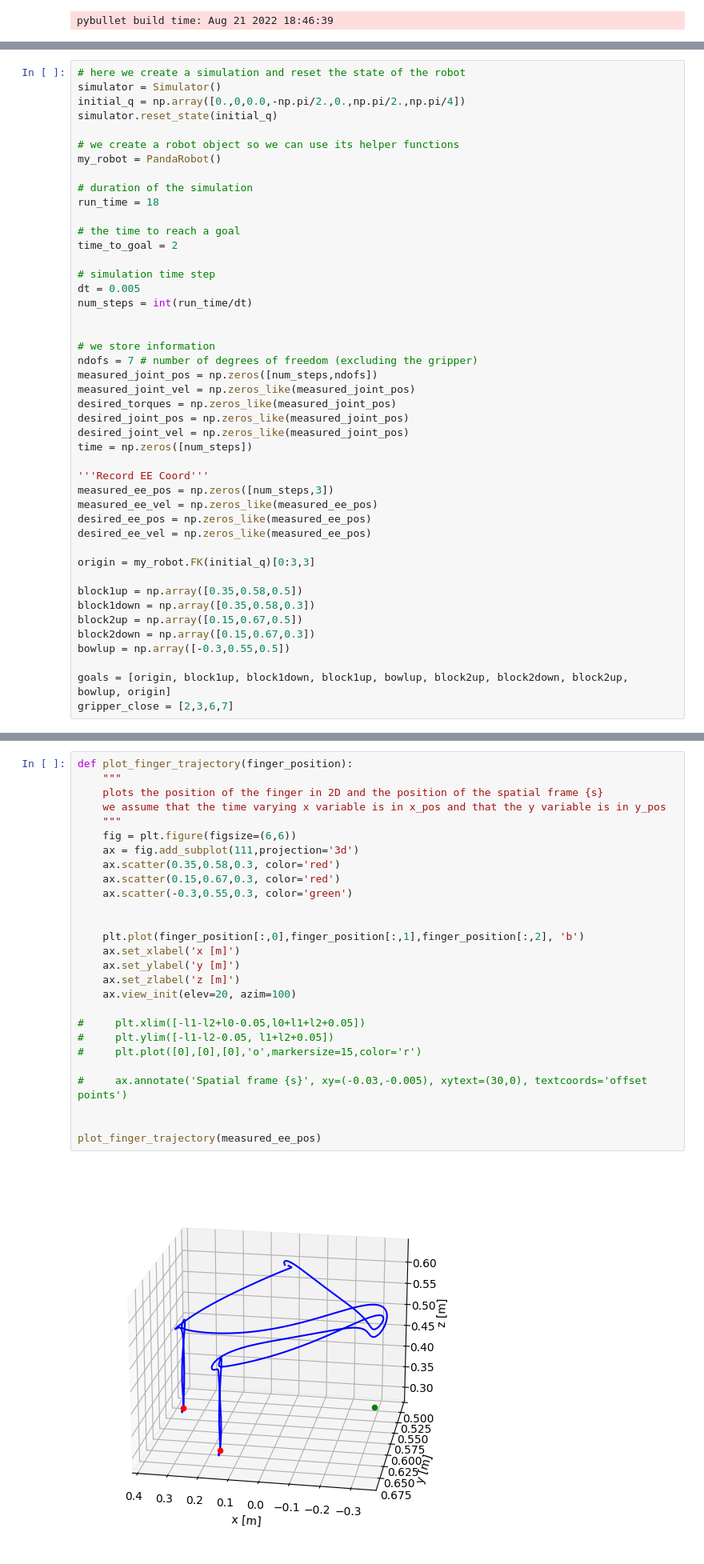
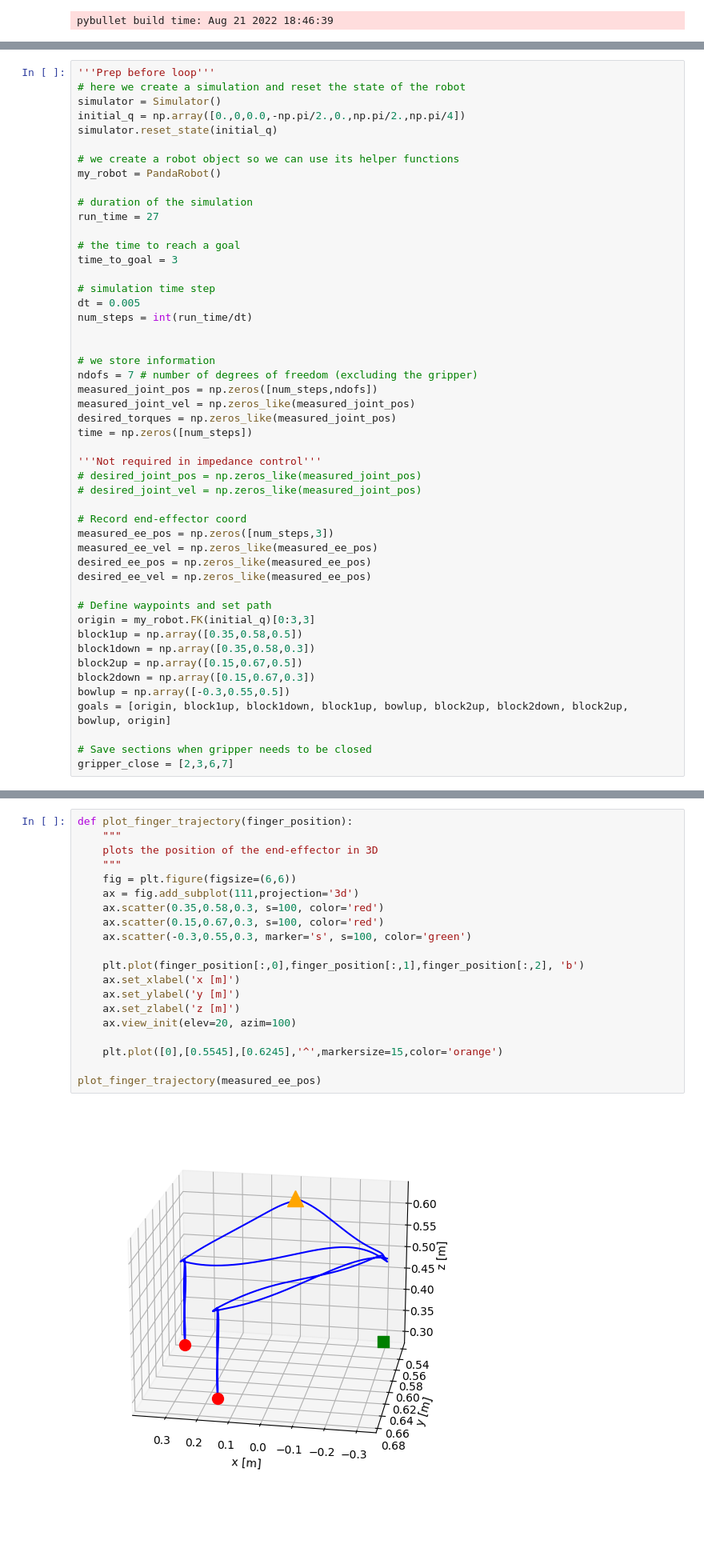
Before and after one commit to andyqin18/ROB2004, a Jupyter notebook: project2023/project.ipynb, the cells around one changed output, grey strips where cells are left out. Shown at 80% size. Cells and saved outputs as stored; diff of their text form; blank space fills up the shorter version.

```diff
--- a/project2023/project.ipynb
+++ b/project2023/project.ipynb
@@ -66,6 +67,7 @@ def compute_trajectory(position_init, position_goal, t_init, t_goal, t):
     # we return the answer
     return desired_position, desired_velocity
 # %%
+'''Prep before loop'''
 # here we create a simulation and reset the state of the robot
 simulator = Simulator()
 initial_q = np.array([0.,0,0.0,-np.pi/2.,0.,np.pi/2.,np.pi/4])
@@ -75,10 +77,10 @@ simulator.reset_state(initial_q)
 my_robot = PandaRobot()
 
 # duration of the simulation
-run_time = 18
+run_time = 27
 
 # the time to reach a goal
-time_to_goal = 2
+time_to_goal = 3
 
 # simulation time step
 dt = 0.005
@@ -90,24 +92,27 @@ ndofs = 7 # number of degrees of freedom (excluding the gripper)
 measured_joint_pos = np.zeros([num_steps,ndofs])
 measured_joint_vel = np.zeros_like(measured_joint_pos)
 desired_torques = np.zeros_like(measured_joint_pos)
-desired_joint_pos = np.zeros_like(measured_joint_pos)
-desired_joint_vel = np.zeros_like(measured_joint_pos)
 time = np.zeros([num_steps])
 
-'''Record EE Coord'''
+'''Not required in impedance control'''
+# desired_joint_pos = np.zeros_like(measured_joint_pos)
+# desired_joint_vel = np.zeros_like(measured_joint_pos)
+
+# Record end-effector coord
 measured_ee_pos = np.zeros([num_steps,3])
 measured_ee_vel = np.zeros_like(measured_ee_pos)
 desired_ee_pos = np.zeros_like(measured_ee_pos)
 desired_ee_vel = np.zeros_like(measured_ee_pos)
 
+# Define waypoints and set path
 origin = my_robot.FK(initial_q)[0:3,3]
-
 block1up = np.array([0.35,0.58,0.5])
 block1down = np.array([0.35,0.58,0.3])
 block2up = np.array([0.15,0.67,0.5])
 block2down = np.array([0.15,0.67,0.3])
 bowlup = np.array([-0.3,0.55,0.5])
+goals = [origin, block1up, block1down, block1up, bowlup, block2up, block2down, block2up, bowlup, origin]
 
-goals = [origin, block1up, block1down, block1up, bowlup, block2up, block2down, block2up, bowlup, origin]
+# Save sections when gripper needs to be closed
 gripper_close = [2,3,6,7]
 # %%
@@ -239,32 +229,25 @@ plot_ee_posvel(time, measured_ee_pos, desired_ee_pos, measured_ee_vel, desired_e
 # %%
 def plot_finger_trajectory(finger_position):
     """
-    plots the position of the finger in 2D and the position of the spatial frame {s}
-    we assume that the time varying x variable is in x_pos and that the y variable is in y_pos
+    plots the position of the end-effector in 3D
     """
     fig = plt.figure(figsize=(6,6))
     ax = fig.add_subplot(111,projection='3d')
-    ax.scatter(0.35,0.58,0.3, color='red')
-    ax.scatter(0.15,0.67,0.3, color='red')
-    ax.scatter(-0.3,0.55,0.3, color='green')
-
+    ax.scatter(0.35,0.58,0.3, s=100, color='red')
+    ax.scatter(0.15,0.67,0.3, s=100, color='red')
+    ax.scatter(-0.3,0.55,0.3, marker='s', s=100, color='green')
 
     plt.plot(finger_position[:,0],finger_position[:,1],finger_position[:,2], 'b')
     ax.set_xlabel('x [m]')
     ax.set_ylabel('y [m]')
     ax.set_zlabel('z [m]')
     ax.view_init(elev=20, azim=100)
 
-#     plt.xlim([-l1-l2+l0-0.05,l0+l1+l2+0.05])
-#     plt.ylim([-l1-l2-0.05, l1+l2+0.05])
-#     plt.plot([0],[0],[0],'o',markersize=15,color='r')
-
-#     ax.annotate('Spatial frame {s}', xy=(-0.03,-0.005), xytext=(30,0), textcoords='offset points')
-
+    plt.plot([0],[0.5545],[0.6245],'^',markersize=15,color='orange')
 
 plot_finger_trajectory(measured_ee_pos)
 # %% [output]
-[figure, old version]
+[figure, new version]
 # %% [markdown]
 # Helper functions
 
```
Also changed, not shown: parts of 3 cells of this notebook, 3 other files.
